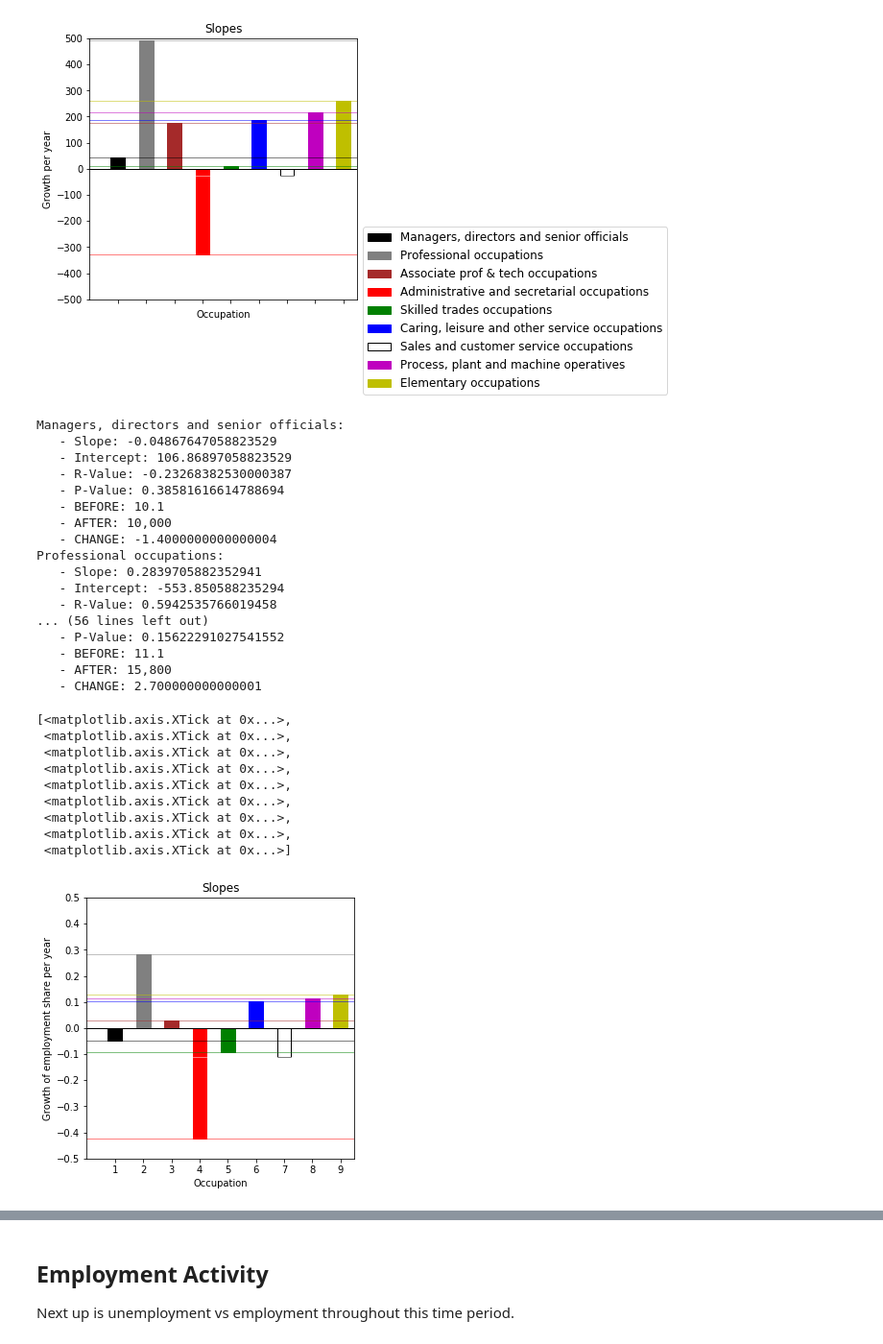
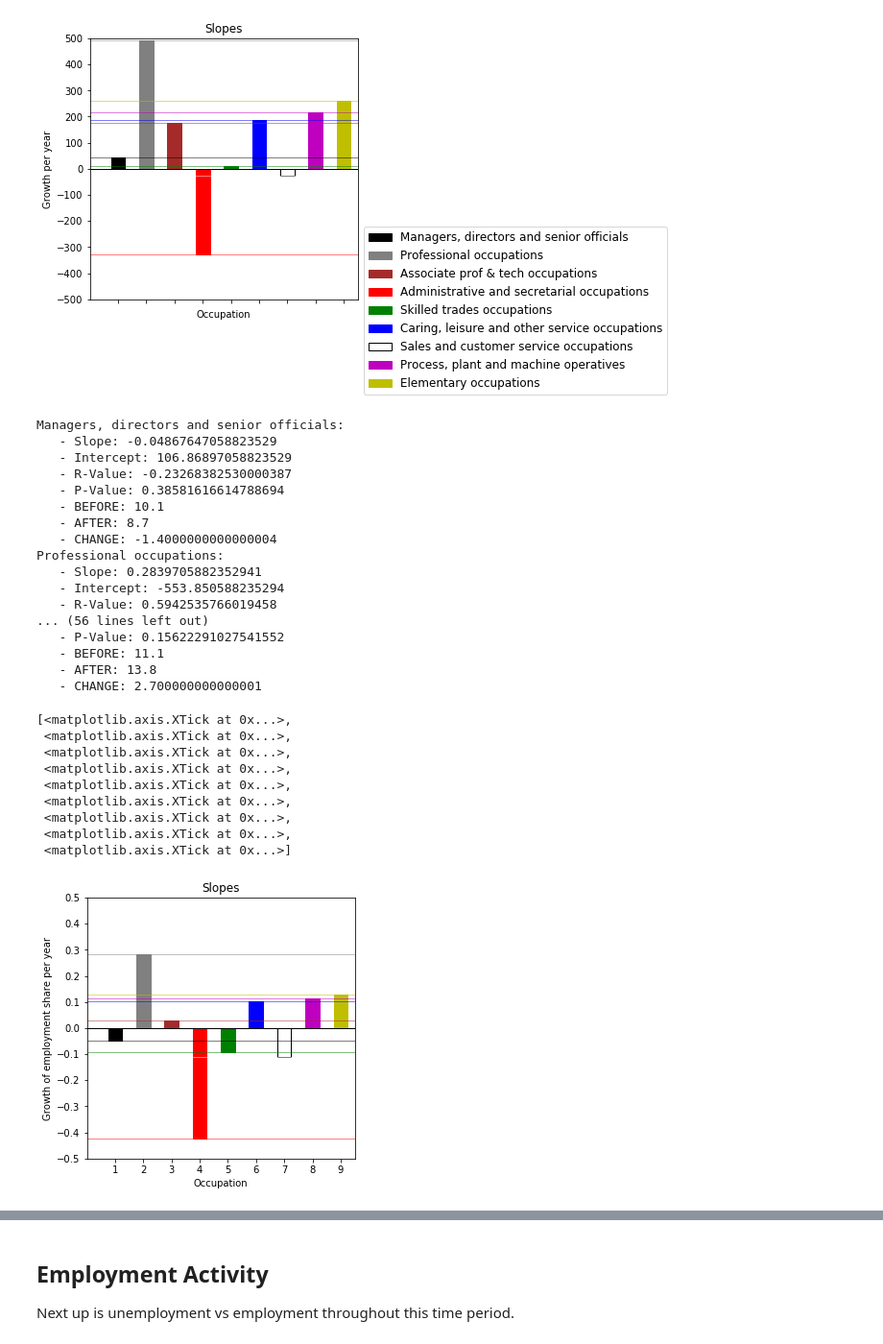
Before and after one commit to Sciprios/SwindonCovid, a Jupyter notebook: Salary/Earnings.ipynb, the cells around one changed output, grey strips where cells are left out. Shown at 96% size. Drawn from its saved outputs; the diff is of its cells as text; code cells hidden in the pictures.

Commit message:
employment figures

```diff
--- a/Salary/Earnings.ipynb
+++ b/Salary/Earnings.ipynb
@@ -419,7 +649,7 @@ for oidx, occupation in enumerate(occupation_data['Position'].unique()):
         occupation_data.loc[
             (occupation_data['Position'] == occupation) &
             (occupation_data['Year'] == 2019)
-        ]['numerator'].values[0])
+        ]['percent'].values[0])
     )
     print("   - CHANGE: {}".format(
         occupation_data.loc[
@@ -453,33 +683,33 @@ all_axs.set_ylim([-0.5, 0.5])
 all_axs.set_yticks(np.arange(-0.5, 0.6, 0.1))
 all_axs.set_xlim([0, 9.5])
 all_axs.set_xticks(range(1, 10))
 #all_axs.set_xticklabels([], rotation=90, fontsize=12)
 #all_axs.legend(bbox_to_anchor=(1, 0.3), fontsize=12)
 # %% [output]
 Managers, directors and senior officials:
    - Slope: -0.04867647058823529
    - Intercept: 106.86897058823529
    - R-Value: -0.23268382530000387
    - P-Value: 0.38581616614788694
    - BEFORE: 10.1
-   - AFTER: 10,000
+   - AFTER: 8.7
    - CHANGE: -1.4000000000000004
 Professional occupations:
    - Slope: 0.2839705882352941
    - Intercept: -553.850588235294
    - R-Value: 0.5942535766019458
 ... (56 lines left out)
    - P-Value: 0.15622291027541552
    - BEFORE: 11.1
-   - AFTER: 15,800
+   - AFTER: 13.8
    - CHANGE: 2.700000000000001
 [<matplotlib.axis.XTick at 0x...>,
  <matplotlib.axis.XTick at 0x...>,
  <matplotlib.axis.XTick at 0x...>,
  <matplotlib.axis.XTick at 0x...>,
  <matplotlib.axis.XTick at 0x...>,
  <matplotlib.axis.XTick at 0x...>,
  <matplotlib.axis.XTick at 0x...>,
  <matplotlib.axis.XTick at 0x...>,
  <matplotlib.axis.XTick at 0x...>]
-[figure, old version]
+[figure, new version]
```
Also changed, not shown: parts of 27 cells of this notebook, 2 other files.
